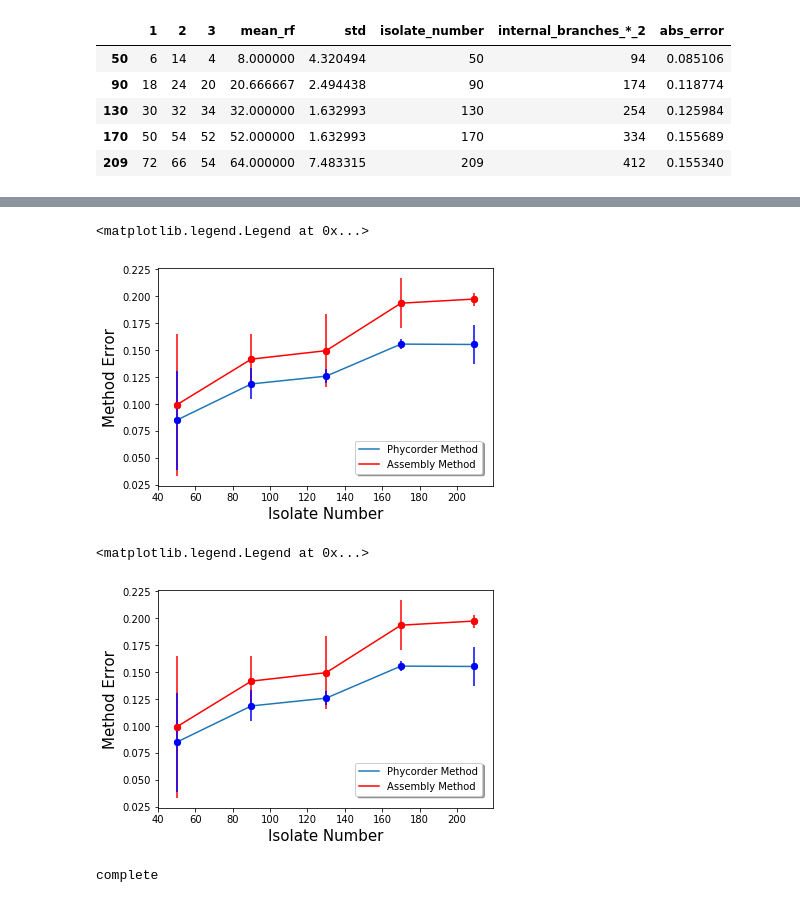
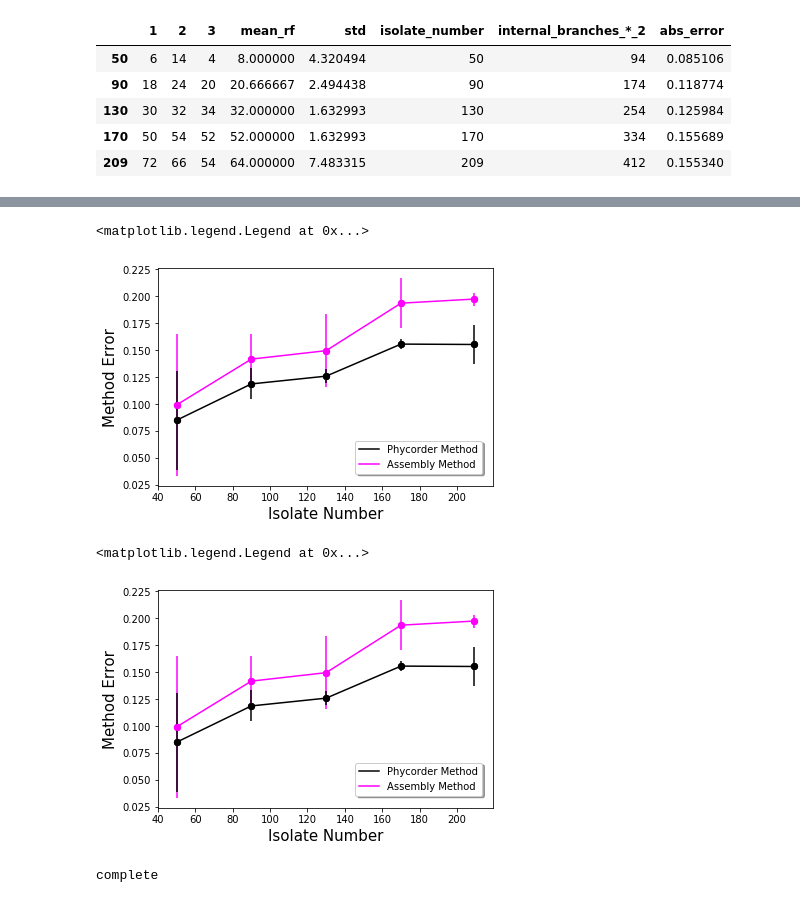
Before and after one commit to jtfield/tree_and_snp_analyses, a Jupyter notebook: tree_compare_fig.ipynb, the cells around one changed output, grey strips where cells are left out. Cells and saved outputs as stored; diff of their text form; code cells hidden in the pictures.

Commit message:
changed figure colors

```diff
--- a/tree_compare_fig.ipynb
+++ b/tree_compare_fig.ipynb
@@ -874,36 +874,36 @@ same_graph_bt.head()
 # %%
 ax_mr = plt.gca()
 
-same_graph_mr.plot(kind='scatter',x='isolate_number',y='phycord_abs_error', ax=ax_mr, s = 40)
-same_graph_mr.plot(kind='scatter',x='isolate_number',y='gon_phy_abs_error', color='red', ax=ax_mr, s = 40)
-same_graph_mr.plot(kind='line',x='isolate_number',y='phycord_abs_error',ax=ax_mr, label="Phycorder Method")
-same_graph_mr.plot(kind='line',x='isolate_number',y='gon_phy_abs_error', color='red', ax=ax_mr, label="Assembly Method")
+same_graph_mr.plot(kind='scatter',x='isolate_number',y='phycord_abs_error', ax=ax_mr, s = 40, color='black')
+same_graph_mr.plot(kind='scatter',x='isolate_number',y='gon_phy_abs_error', color='magenta', ax=ax_mr, s = 40)
+same_graph_mr.plot(kind='line',x='isolate_number',y='phycord_abs_error',ax=ax_mr, label="Phycorder Method", color='black')
+same_graph_mr.plot(kind='line',x='isolate_number',y='gon_phy_abs_error', color='magenta', ax=ax_mr, label="Assembly Method")
 #plt.errorbar(same_graph_mr['isolate_number'],same_graph_mr['phycord_abs_error'], yerr=same_graph_mr['phycorder_abs_std'], fmt='o')
 plt.xlim(same_graph_mr["isolate_number"].min() - 10,same_graph_mr["isolate_number"].max() + 10)
 plt.xlabel("Isolate Number", fontsize=15)
 plt.ylabel("Method Error", fontsize=15)
-plt.errorbar(same_graph_mr['isolate_number'],same_graph_mr['gon_phy_abs_error'], yerr=same_graph_mr['gon_phy_abs_std'], fmt='o', label = None, mec = 'red', color = 'red')
-plt.errorbar(same_graph_mr['isolate_number'],same_graph_mr['phycord_abs_error'], yerr=same_graph_mr['phycorder_abs_std'], fmt='o', label = None, mec = 'blue', color = 'blue')
+plt.errorbar(same_graph_mr['isolate_number'],same_graph_mr['gon_phy_abs_error'], yerr=same_graph_mr['gon_phy_abs_std'], fmt='o', label = None, mec = 'magenta', color = 'magenta')
+plt.errorbar(same_graph_mr['isolate_number'],same_graph_mr['phycord_abs_error'], yerr=same_graph_mr['phycorder_abs_std'], fmt='o', label = None, mec = 'black', color = 'black')
 ax_mr.legend(loc='upper center', bbox_to_anchor=(0.78, .23),shadow=True)
 # %% [output]
 <matplotlib.legend.Legend at 0x...>
-[figure, old version]
+[figure, new version]
 # %%
 ax_bt = plt.gca()
 
-same_graph_bt.plot(kind='scatter',x='isolate_number',y='phycord_abs_error',ax=ax_bt, s = 40)
-same_graph_bt.plot(kind='scatter',x='isolate_number',y='gon_phy_abs_error', color='red', ax=ax_bt, s = 40)
-same_graph_bt.plot(kind='line',x='isolate_number',y='phycord_abs_error',ax=ax_bt, label="Phycorder Method")
-same_graph_bt.plot(kind='line',x='isolate_number',y='gon_phy_abs_error', color='red', ax=ax_bt, label="Assembly Method")
+same_graph_bt.plot(kind='scatter',x='isolate_number',y='phycord_abs_error',ax=ax_bt, s = 40, color='black')
+same_graph_bt.plot(kind='scatter',x='isolate_number',y='gon_phy_abs_error', color='magenta', ax=ax_bt, s = 40)
+same_graph_bt.plot(kind='line',x='isolate_number',y='phycord_abs_error',ax=ax_bt, label="Phycorder Method", color='black')
+same_graph_bt.plot(kind='line',x='isolate_number',y='gon_phy_abs_error', color='magenta', ax=ax_bt, label="Assembly Method")
 plt.xlim(same_graph_bt["isolate_number"].min() - 10,same_graph_bt["isolate_number"].max() + 10)
 plt.xlabel("Isolate Number", fontsize=15)
 plt.ylabel("Method Error", fontsize=15)
-plt.errorbar(same_graph_bt['isolate_number'],same_graph_bt['gon_phy_abs_error'], yerr=same_graph_bt['gon_phy_abs_std'], fmt='o', label = None, mec = 'red', color = 'red')
-plt.errorbar(same_graph_bt['isolate_number'],same_graph_bt['phycord_abs_error'], yerr=same_graph_bt['phycorder_abs_std'], fmt='o', label = None, mec = 'blue', color = 'blue')
+plt.errorbar(same_graph_bt['isolate_number'],same_graph_bt['gon_phy_abs_error'], yerr=same_graph_bt['gon_phy_abs_std'], fmt='o', label = None, mec = 'magenta', color = 'magenta')
+plt.errorbar(same_graph_bt['isolate_number'],same_graph_bt['phycord_abs_error'], yerr=same_graph_bt['phycorder_abs_std'], fmt='o', label = None, mec = 'black', color = 'black')
 ax_bt.legend(loc='upper center', bbox_to_anchor=(0.78, .23),shadow=True)
 # %% [output]
 <matplotlib.legend.Legend at 0x...>
-[figure, old version]
+[figure, new version]
 # %%
 ax_mr.figure.savefig(replicate_dir + "/"+ 'maj_rule_combined_compare_results.png')
 ax_bt.figure.savefig(replicate_dir + "/"+ 'best_tree_combined_compare_results.png')
```
